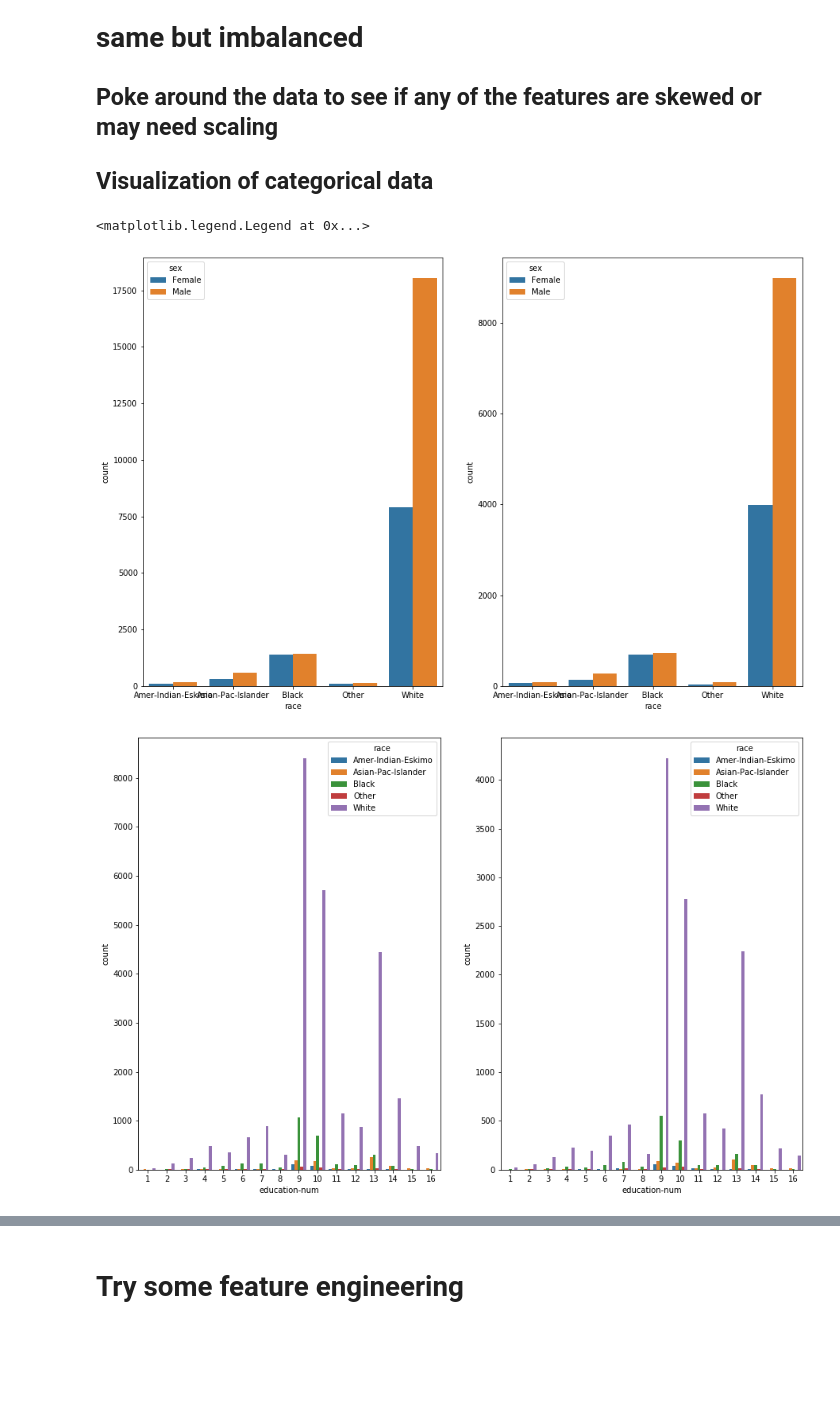
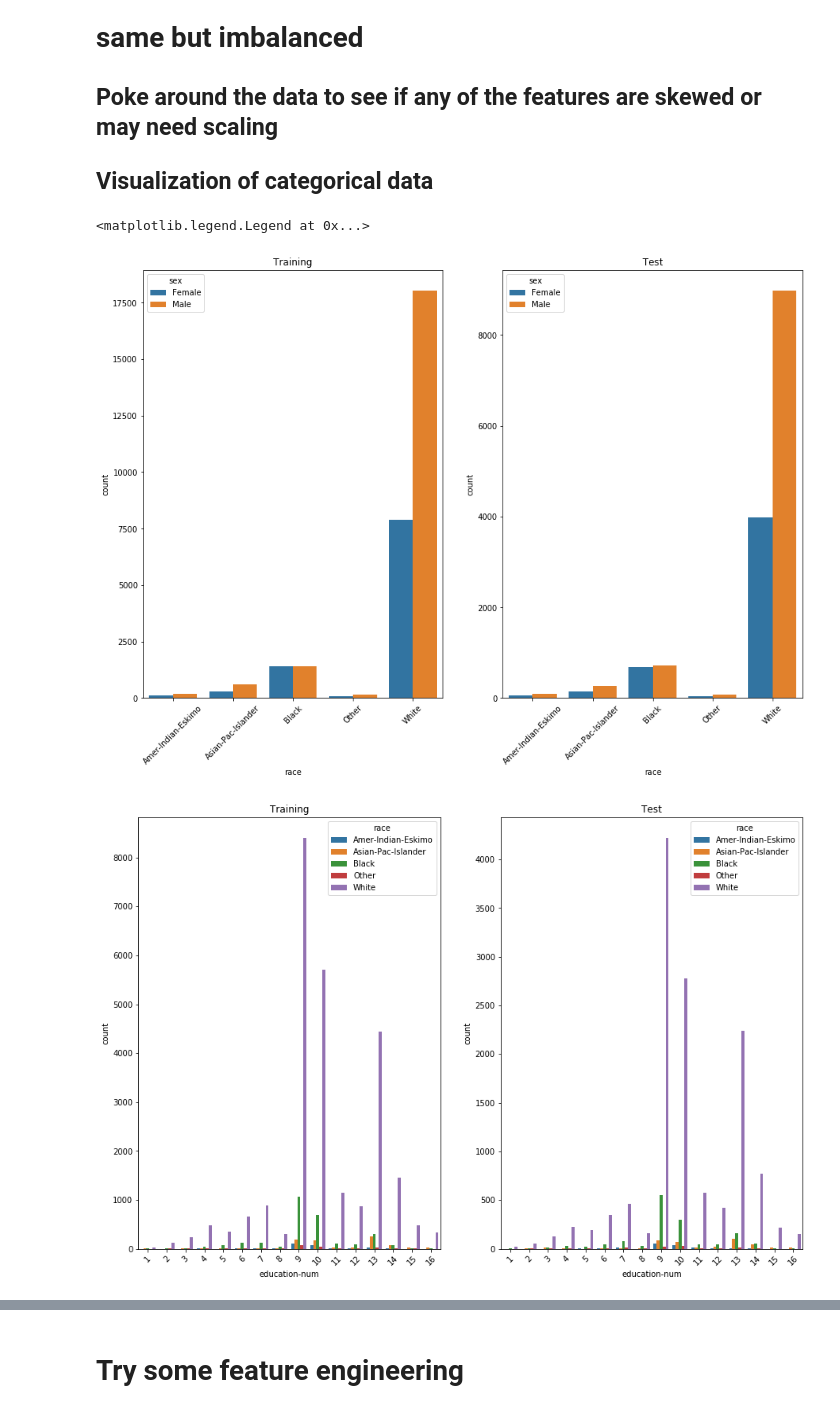
Before and after one commit to sebas-aguilar/ML-Exercise, a Jupyter notebook: segmentationStudy.ipynb, the cells around one changed output, grey strips where cells are left out. Cells and saved outputs as stored; diff of their text form; code cells hidden in the pictures; blank space fills up the shorter version.

```diff
--- a/segmentationStudy.ipynb
+++ b/segmentationStudy.ipynb
@@ -121,57 +121,111 @@ import matplotlib.pyplot as plt
 fig, axes = plt.subplots(nrows=1, ncols=2, figsize=(15,10))
 sns.countplot(x='race', hue='sex',ax=axes[0],data=df_train)
 sns.countplot(x='race', hue='sex',ax=axes[1],data=df_test)
+for tick in axes[0].get_xticklabels():
+    tick.set_rotation(45)
+for tick in axes[1].get_xticklabels():
+    tick.set_rotation(45)
+axes[0].set_title('Training')
+axes[1].set_title('Test')
 
 fig, axes = plt.subplots(nrows=1, ncols=2, figsize=(15,10))
 sns.countplot(x='education-num', hue='race',ax=axes[0],data=df_train)
 sns.countplot(x='education-num', hue='race',ax=axes[1],data=df_test)
+for tick in axes[0].get_xticklabels():
+    tick.set_rotation(45)
+for tick in axes[1].get_xticklabels():
+    tick.set_rotation(45)
+axes[0].set_title('Training')
+axes[1].set_title('Test')
 
 fig, axes = plt.subplots(nrows=1, ncols=2, figsize=(15,10))
 sns.countplot(y='age',ax=axes[0],data=df_train)
 sns.countplot(y='age',ax=axes[1],data=df_test)
+for tick in axes[0].get_xticklabels():
+    tick.set_rotation(45)
+for tick in axes[1].get_xticklabels():
+    tick.set_rotation(45)
+axes[0].set_title('Training')
+axes[1].set_title('Test')
 
 fig, axes = plt.subplots(nrows=1, ncols=2, figsize=(15,10))
 sns.countplot(x='education-num',ax=axes[0],data=df_train)
 sns.countplot(x='education-num',ax=axes[1],data=df_test)
+for tick in axes[0].get_xticklabels():
+    tick.set_rotation(45)
+for tick in axes[1].get_xticklabels():
+    tick.set_rotation(45)
+axes[0].set_title('Training')
+axes[1].set_title('Test')
 
 fig, axes = plt.subplots(nrows=1, ncols=2, figsize=(15,10))
 sns.countplot(y='occupation', hue='sex',ax=axes[0],data=df_train)
 sns.countplot(y='occupation', hue='sex',ax=axes[1],data=df_test)
+for tick in axes[0].get_xticklabels():
+    tick.set_rotation(45)
+for tick in axes[1].get_xticklabels():
+    tick.set_rotation(45)
+axes[0].set_title('Training')
+axes[1].set_title('Test')
 
 fig, axes = plt.subplots(nrows=1, ncols=2, figsize=(15,10))
 sns.countplot(x='age',ax=axes[0],data=df_train[df_train['class']==1],label='>50k')
 sns.countplot(x='age',ax=axes[1],data=df_train[df_train['class']==0],label='<=50k')
+for tick in axes[0].get_xticklabels():
+    tick.set_rotation(45)
+for tick in axes[1].get_xticklabels():
+    tick.set_rotation(45)
+axes[0].set_title('Age Distrtibution >50K')
+axes[1].set_title('Age Distrtibution <=50K')
 
 fig, axes = plt.subplots(nrows=1, ncols=2, figsize=(15,10))
 sns.countplot(x='hours-per-week',ax=axes[0],data=df_train[df_train['class']==1],label='>50k')
 sns.countplot(x='hours-per-week',ax=axes[1],data=df_train[df_train['class']==0],label='<=50k')
+for tick in axes[0].get_xticklabels():
+    tick.set_rotation(45)
+for tick in axes[1].get_xticklabels():
+    tick.set_rotation(45)
+axes[0].set_title('hours-per-week Distrtibution >50K')
+axes[1].set_title('hours-per-week Distrtibution <=50K')
 
 fig, axes = plt.subplots(nrows=1, ncols=2, figsize=(15,10))
 sns.countplot(x='sex',ax=axes[0],data=df_train[df_train['class']==1],label='>50k')
 sns.countplot(x='sex',ax=axes[1],data=df_train[df_train['class']==0],label='<=50k')
+for tick in axes[0].get_xticklabels():
+    tick.set_rotation(45)
+for tick in axes[1].get_xticklabels():
+    tick.set_rotation(45)
+axes[0].set_title('Sex Distrtibution >50K')
+axes[1].set_title('Sex Distrtibution <=50K')
 
 # # Plot some of our features against each other
 fig, axes = plt.subplots(nrows=1, ncols=1, figsize=(15,10))
 plt.scatter(x='hours-per-week',y='capital-gain',data=df_train[df_train['sex']=='Male'],label='Male')
+plt.xticks(rotation=45)
 plt.scatter(x='hours-per-week',y='capital-gain',data=df_train[df_train['sex']=='Female'],label='Female')
+plt.xticks(rotation=45)
 plt.xlabel('hours-per-week')
 plt.ylabel('capital-gain')
 plt.legend()
 
 fig, axes = plt.subplots(nrows=1, ncols=1, figsize=(15,10))
 plt.scatter(x='hours-per-week',y='capital-loss',data=df_train[df_train['sex']=='Male'],label='Male')
+plt.xticks(rotation=45)
 plt.scatter(x='hours-per-week',y='capital-loss',data=df_train[df_train['sex']=='Female'],label='Female')
+plt.xticks(rotation=45)
 plt.xlabel('hours-per-week')
 plt.ylabel('capital-loss')
 plt.legend()
 
 fig, axes = plt.subplots(nrows=1, ncols=1, figsize=(15,10))
 plt.scatter(x='age',y='hours-per-week',data=df_train[df_train['sex']=='Male'],label='Male')
+plt.xticks(rotation=45)
 plt.scatter(x='age',y='hours-per-week',data=df_train[df_train['sex']=='Female'],label='Female')
+plt.xticks(rotation=45)
 plt.xlabel('age')
 plt.ylabel('hours-per-week')
 plt.legend()
 # %% [output]
 <matplotlib.legend.Legend at 0x...>
-[figure, old version]
+[figure, new version]
-[figure, old version]
+[figure, new version]
```
Also changed, not shown: parts of 2 cells of this notebook, 3 other files.
